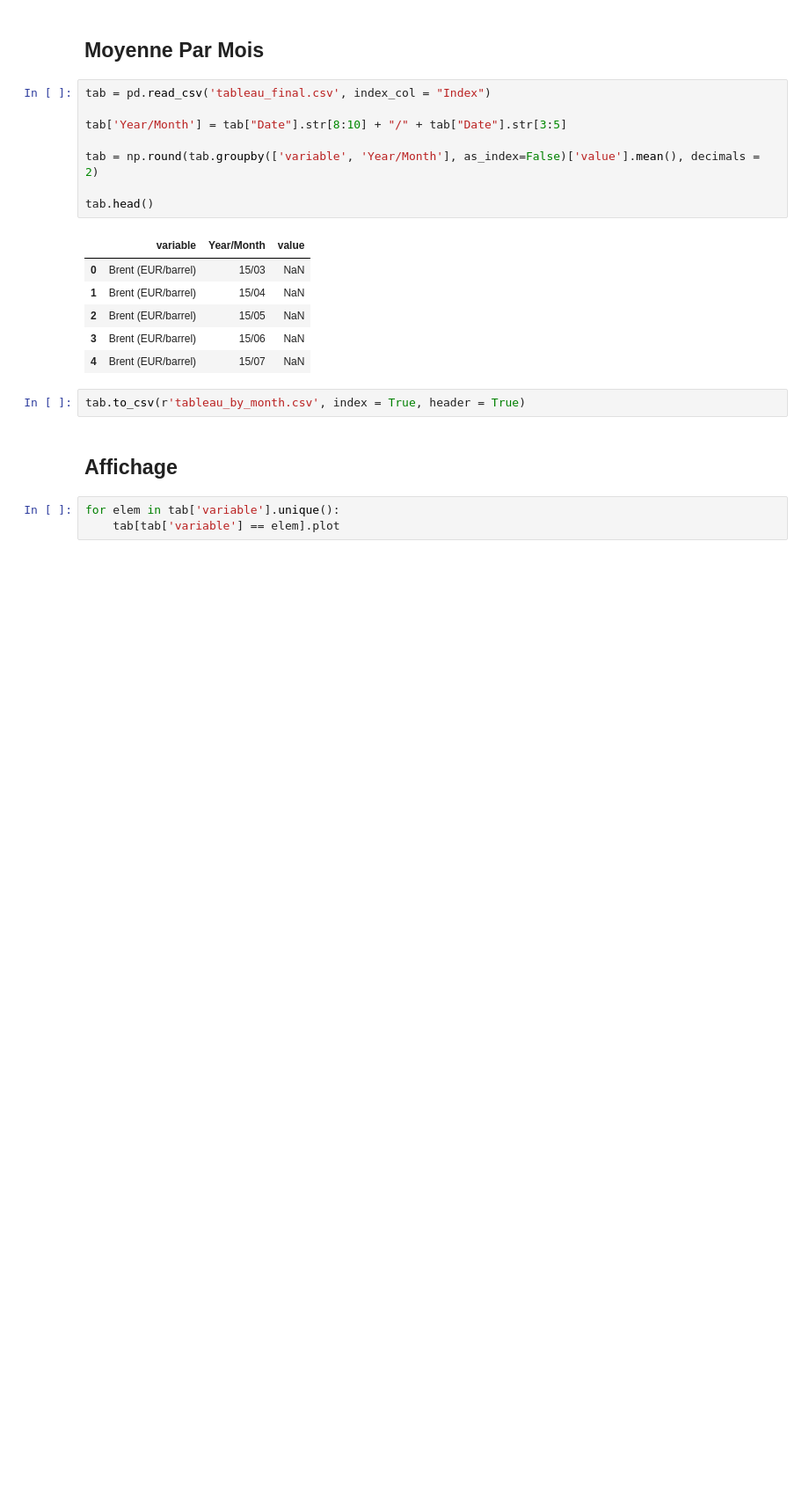
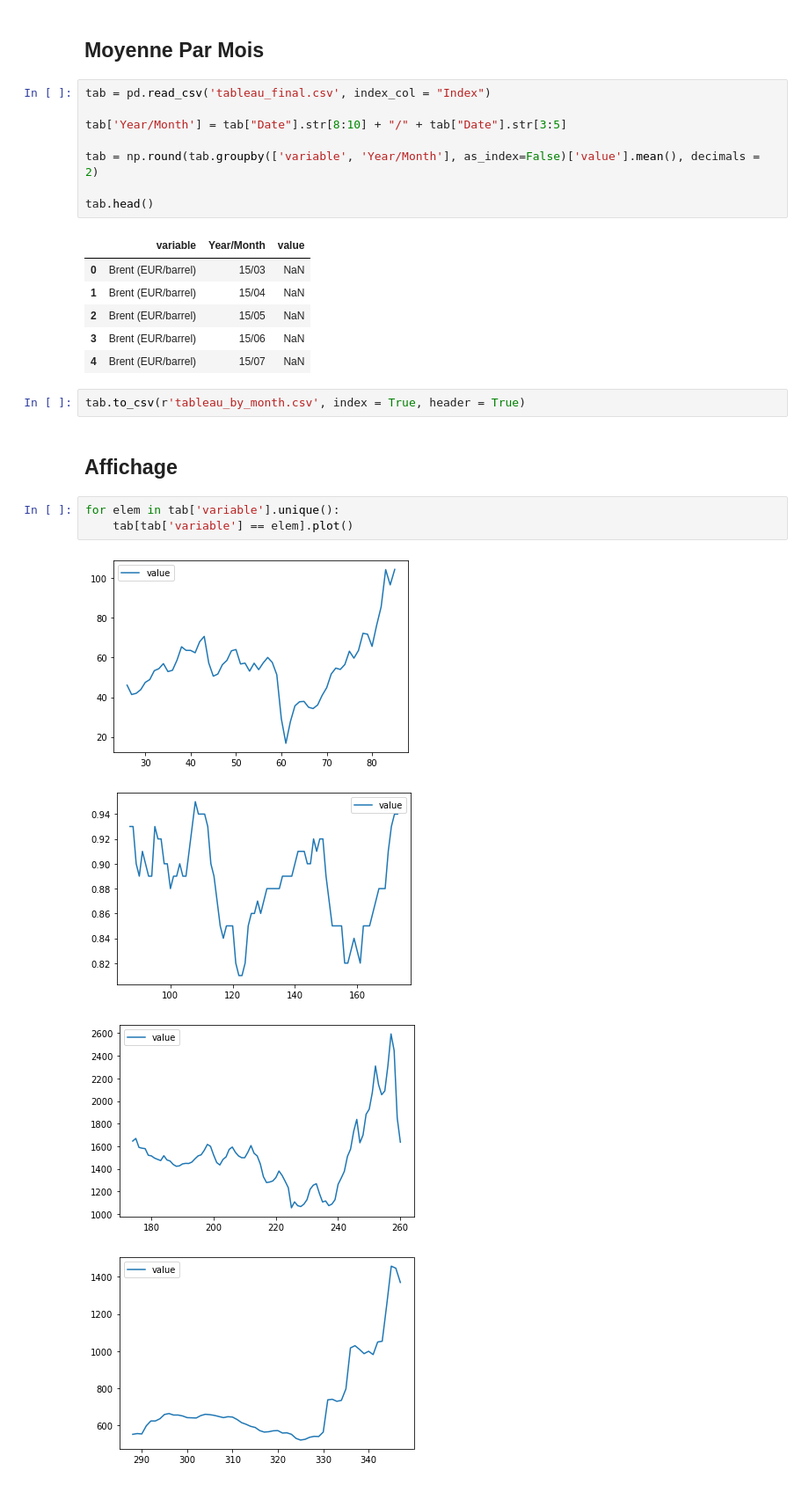
Before and after one commit to theo-soler/Projet_info, a Jupyter notebook: Dev.ipynb, the cells around one changed output. Shown at 88% size. Saved outputs shown, nothing was run; the diff lists cells and outputs as text; blank space fills up the shorter version.

```diff
--- a/Dev.ipynb
+++ b/Dev.ipynb
@@ -24,4 +24,9 @@ tab.to_csv(r'tableau_by_month.csv', index = True, header = True)
 ## Affichage
 # %%
 for elem in tab['variable'].unique():
-    tab[tab['variable'] == elem].plot
+    tab[tab['variable'] == elem].plot()
+# %% [output]
+[figure, added]
+[figure, added]
+[figure, added]
+[figure, added]
```
Also changed, not shown: parts of 1 cell of this notebook.
